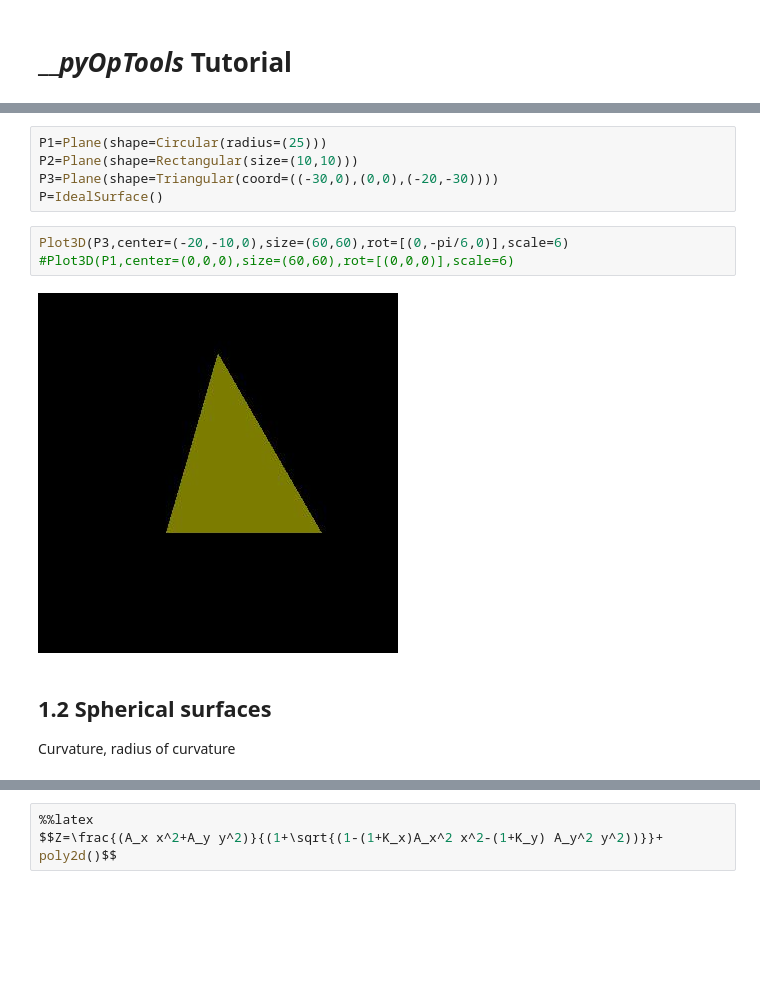
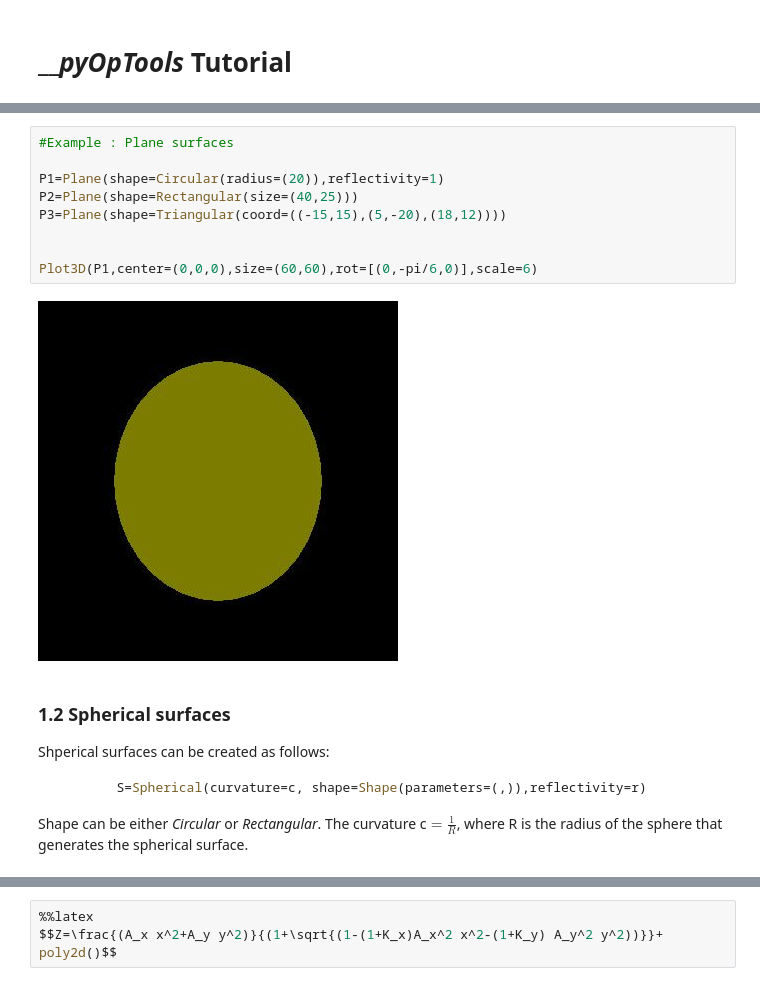
Before and after one commit to cihologramas/pyoptools, a Jupyter notebook: Tutorial.0.ipynb, the cells around one changed output, grey strips where cells are left out. Drawn from its saved outputs; the diff is of its cells as text; blank space fills up the shorter version.

````diff
--- a/Tutorial.0.ipynb
+++ b/Tutorial.0.ipynb
@@ -33,14 +44,21 @@ Shape, reflectivity
 # %%
-P1=Plane(shape=Circular(radius=(25)))
-P2=Plane(shape=Rectangular(size=(10,10)))
-P3=Plane(shape=Triangular(coord=((-30,0),(0,0),(-20,-30))))
-P=IdealSurface()
+#Example : Plane surfaces
+
+P1=Plane(shape=Circular(radius=(20)),reflectivity=1)
+P2=Plane(shape=Rectangular(size=(40,25)))
+P3=Plane(shape=Triangular(coord=((-15,15),(5,-20),(18,12))))
+
+
+Plot3D(P1,center=(0,0,0),size=(60,60),rot=[(0,-pi/6,0)],scale=6)
+# %% [output]
+[figure, added]
-# %%
-Plot3D(P3,center=(-20,-10,0),size=(60,60),rot=[(0,-pi/6,0)],scale=6)
-#Plot3D(P1,center=(0,0,0),size=(60,60),rot=[(0,0,0)],scale=6)
-# %% [output]
-[figure, removed]
-# %% [markdown]
-## 1.2 Spherical surfaces
-Curvature, radius of curvature
+# %% [markdown]
+### 1.2 Spherical surfaces
+
+Shperical surfaces can be created as follows:
+
+```python
+        S=Spherical(curvature=c, shape=Shape(parameters=(,)),reflectivity=r)
+```
+Shape can be either *Circular* or *Rectangular*. The curvature c$=\frac{1}{R}$, where R is the radius of the sphere that generates the spherical surface.
 # %%
````
Also changed, not shown: parts of 21 cells of this notebook.
